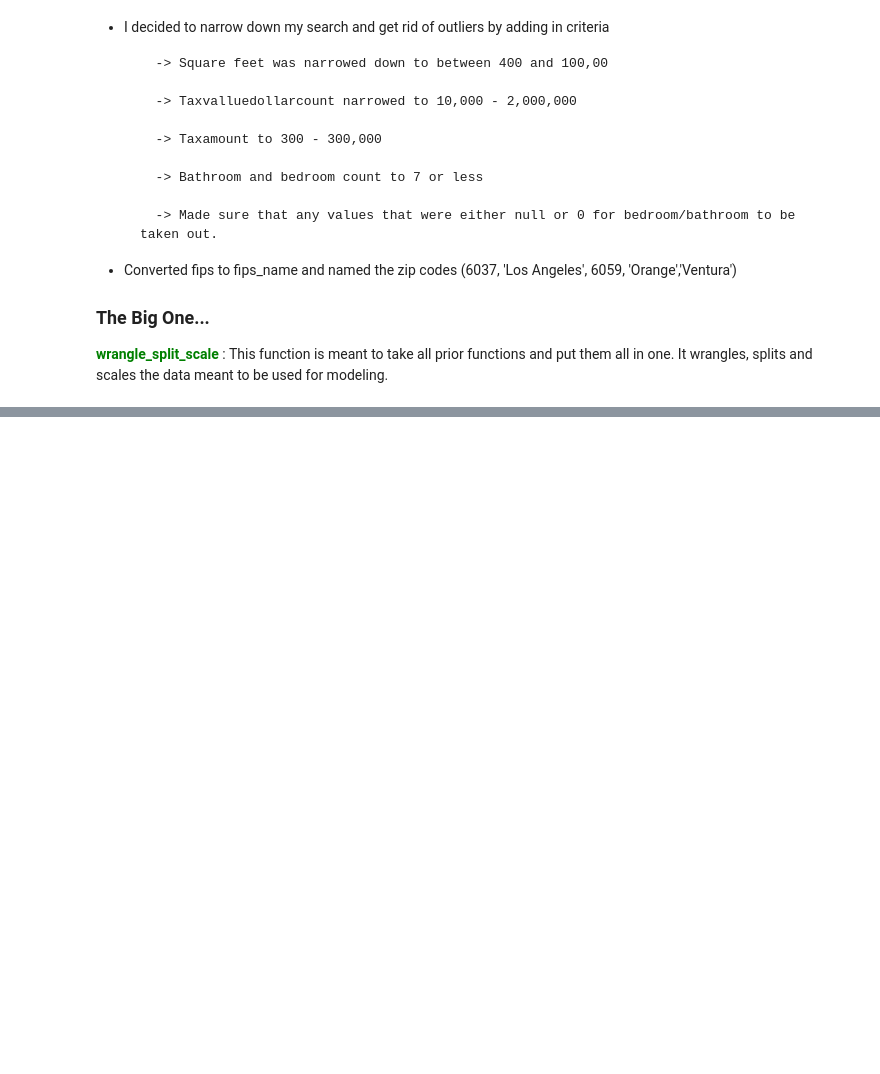
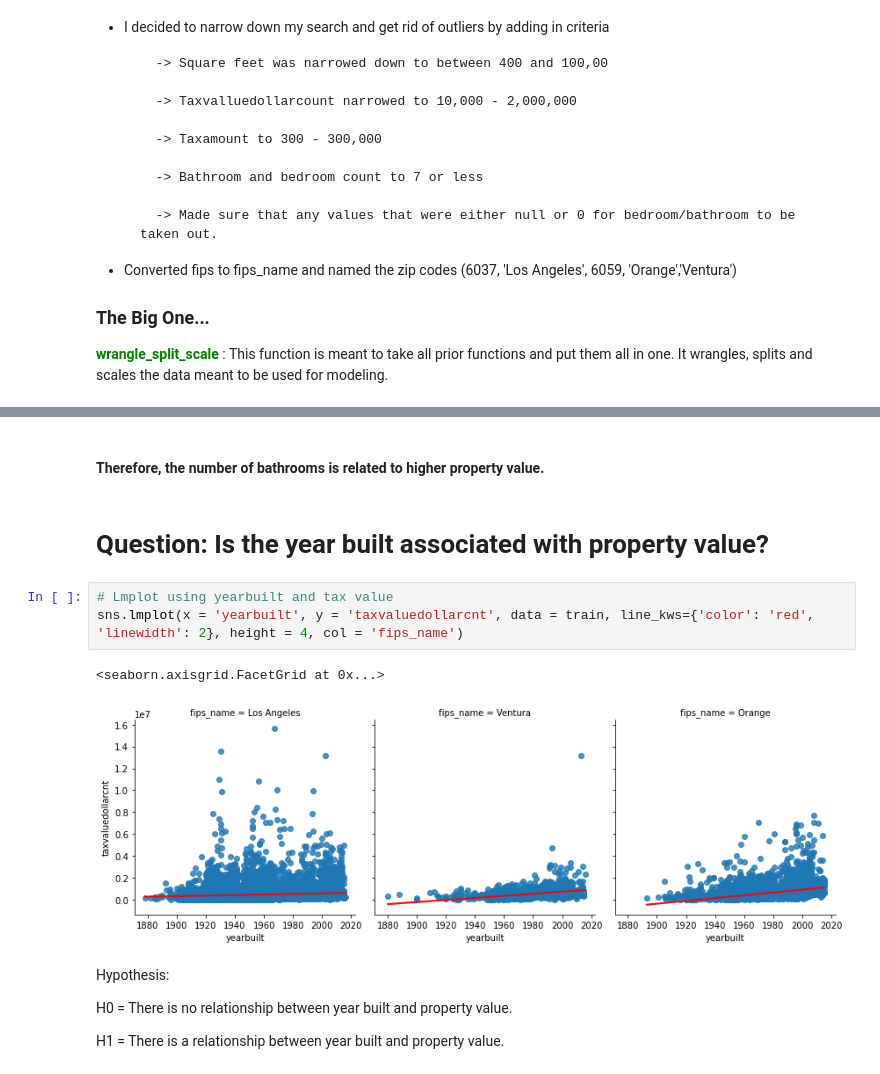
Before and after one commit to paigerackley/zillow-regression-project, a Jupyter notebook: final_notebook.ipynb, the cells around one changed output, grey strips where cells are left out. Cells and saved outputs as stored; diff of their text form; blank space fills up the shorter version.

```diff
--- a/final_notebook.ipynb
+++ b/final_notebook.ipynb
@@ -84,0 +179,16 @@ Steps implemented:
+# %% [markdown]
+#### Therefore, the number of bathrooms is related to higher property value.
+# %% [markdown]
+# Question: Is the year built associated with property value?
+# %%
+# Lmplot using yearbuilt and tax value
+sns.lmplot(x = 'yearbuilt', y = 'taxvaluedollarcnt', data = train, line_kws={'color': 'red', 'linewidth': 2}, height = 4, col = 'fips_name')
+# %% [output]
+<seaborn.axisgrid.FacetGrid at 0x...>
+[figure, added]
+# %% [markdown]
+Hypothesis:
+
+H0 = There is no relationship between year built and property value.
+
+H1 = There is a relationship between year built and property value.
```
Also changed, not shown: parts of 31 cells of this notebook, 1 other file.
